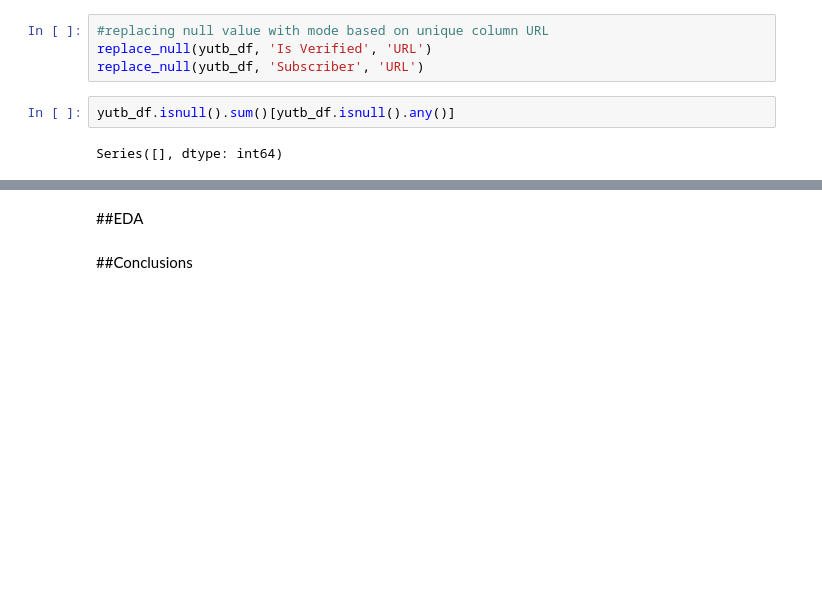
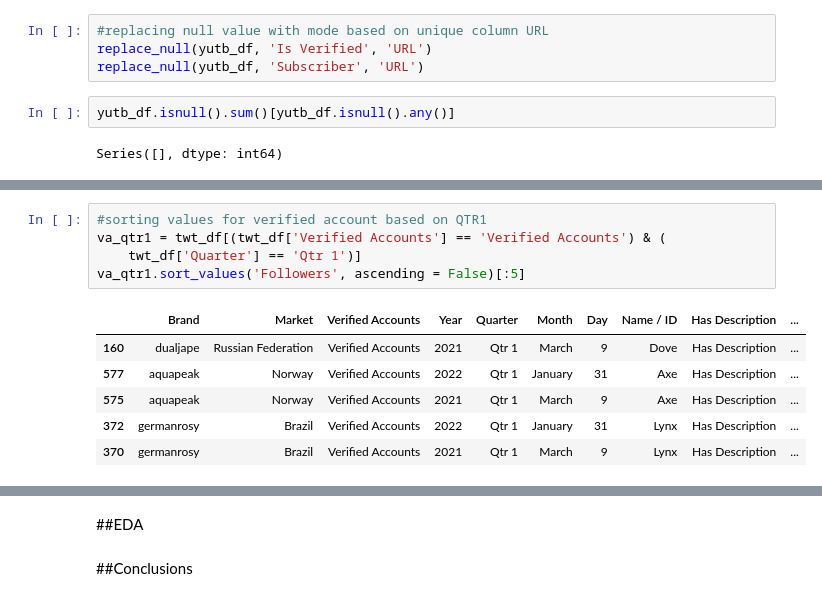
Before and after one commit to abhinav4201/Data-Analysis-EDA, a Jupyter notebook: Uptitude_Technical_Test.ipynb, the cells around one changed output, grey strips where cells are left out. Saved outputs shown, nothing was run; the diff lists cells and outputs as text; blank space fills up the shorter version.

```diff
--- a/Uptitude_Technical_Test.ipynb
+++ b/Uptitude_Technical_Test.ipynb
@@ -512,0 +542,12 @@ Series([], dtype: int64)
+# %%
+#sorting values for verified account based on QTR1
+va_qtr1 = twt_df[(twt_df['Verified Accounts'] == 'Verified Accounts') & (
+    twt_df['Quarter'] == 'Qtr 1')]
+va_qtr1.sort_values('Followers', ascending = False)[:5]
+# %% [output]
+|  | Brand | Market | Verified Accounts | Year | Quarter | Month | Day | Name / ID | Has Description | ... |
+| 160 | dualjape | Russian Federation | Verified Accounts | 2021 | Qtr 1 | March | 9 | Dove | Has Description | ... |
+| 577 | aquapeak | Norway | Verified Accounts | 2022 | Qtr 1 | January | 31 | Axe | Has Description | ... |
+| 575 | aquapeak | Norway | Verified Accounts | 2021 | Qtr 1 | March | 9 | Axe | Has Description | ... |
+| 372 | germanrosy | Brazil | Verified Accounts | 2022 | Qtr 1 | January | 31 | Lynx | Has Description | ... |
+| 370 | germanrosy | Brazil | Verified Accounts | 2021 | Qtr 1 | March | 9 | Lynx | Has Description | ... |
```
Also changed, not shown: parts of 8 cells of this notebook.
